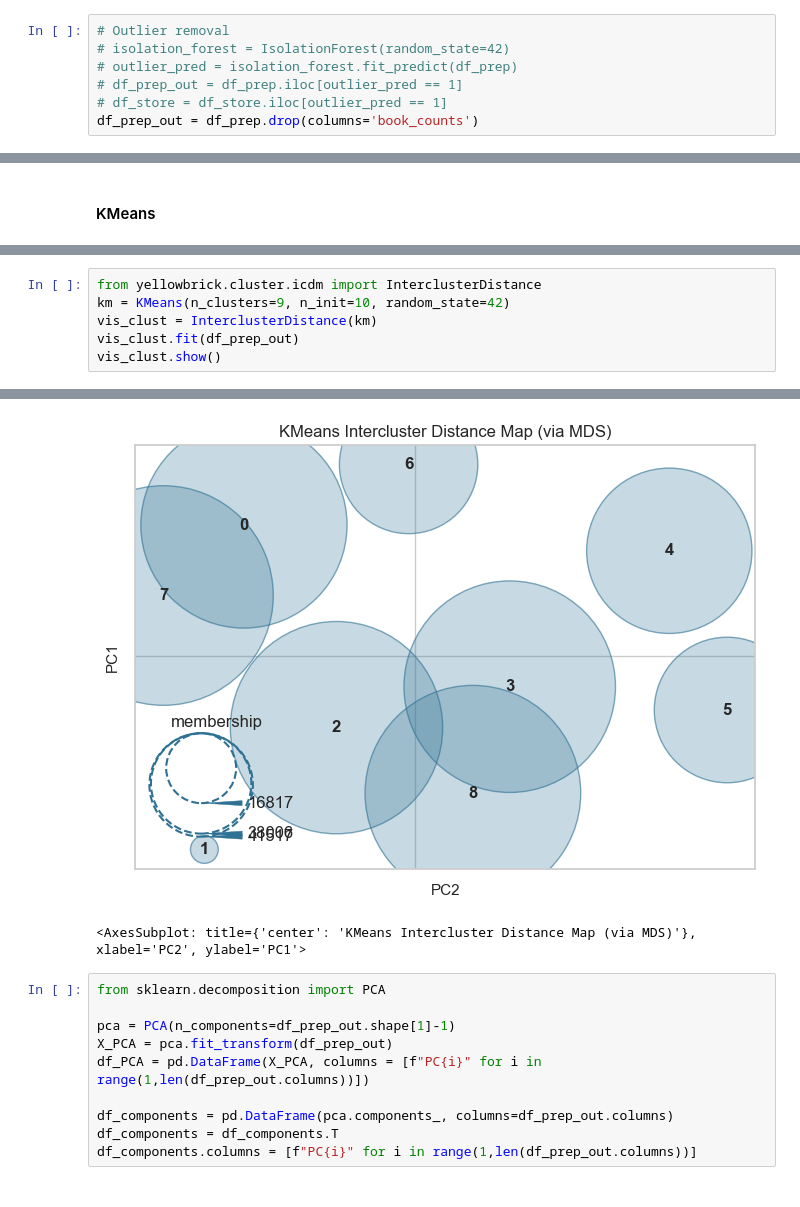
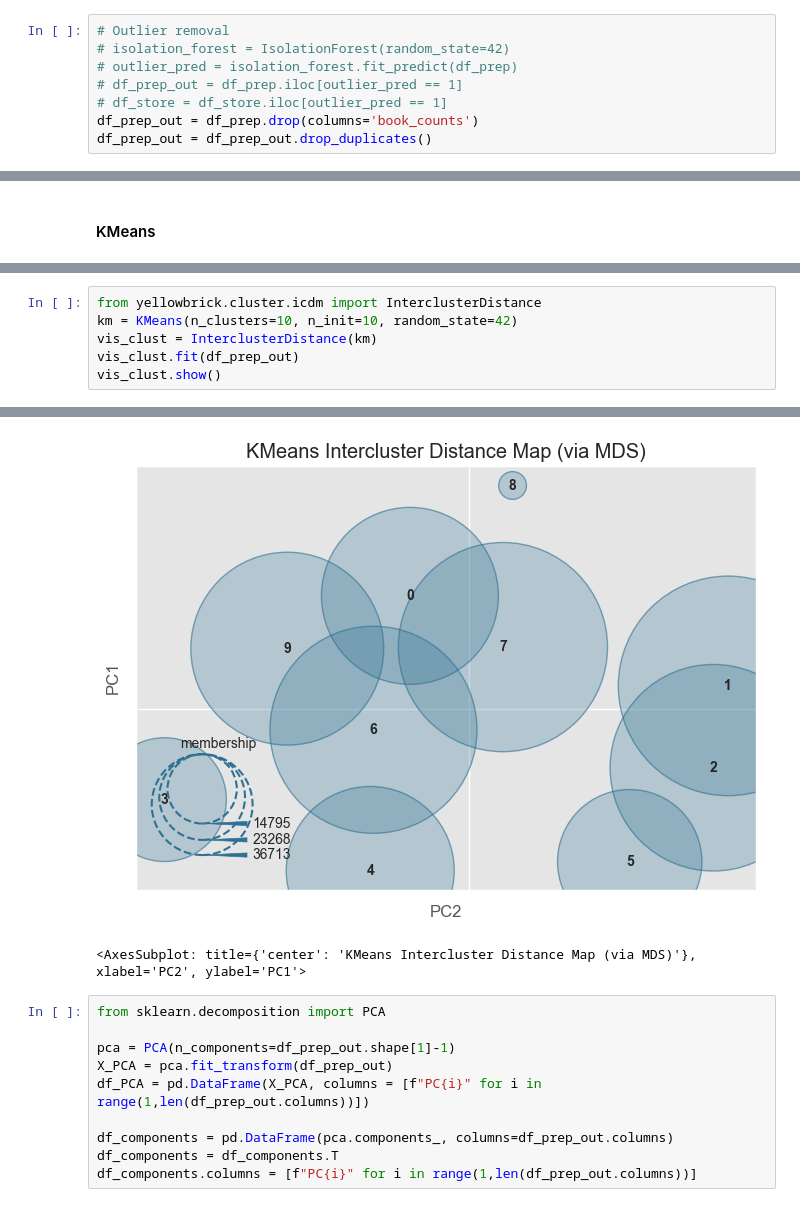
Before and after one commit to McGill-MMA-EnterpriseAnalytics/Goodreads_Book_Recommendation, a Jupyter notebook: Modelling/Book_Clustering.ipynb, the cells around one changed output, grey strips where cells are left out. Cells and saved outputs as stored; diff of their text form.

```diff
--- a/Modelling/Book_Clustering.ipynb
+++ b/Modelling/Book_Clustering.ipynb
@@ -272,3 +271,4 @@ df_prep.corr()
 # df_prep_out = df_prep.iloc[outlier_pred == 1]
 # df_store = df_store.iloc[outlier_pred == 1]
 df_prep_out = df_prep.drop(columns='book_counts')
+df_prep_out = df_prep_out.drop_duplicates()
@@ -298,7 +308,7 @@ vis.show()
 <AxesSubplot: title={'center': 'Distortion Score Elbow for KMeans Clustering'}, xlabel='k', ylabel='distortion score'>
 # %%
 from yellowbrick.cluster.icdm import InterclusterDistance
-km = KMeans(n_clusters=9, n_init=10, random_state=42)
+km = KMeans(n_clusters=10, n_init=10, random_state=42)
 vis_clust = InterclusterDistance(km)
 vis_clust.fit(df_prep_out)
 vis_clust.show()
@@ -306,5 +317,5 @@ vis_clust.show()
-[figure, old version]
+[figure, new version]
-<AxesSubplot: title={'center': 'KMeans Intercluster Distance Map (via MDS)'}, xlabel='PC2', ylabel='PC1'>
+<AxesSubplot: title={'center': 'KMeans Intercluster Distance Map (via MDS)'}, xlabel='PC2', ylabel='PC1'>
 # %%
 from sklearn.decomposition import PCA
 
```
Also changed, not shown: parts of 36 cells of this notebook.
